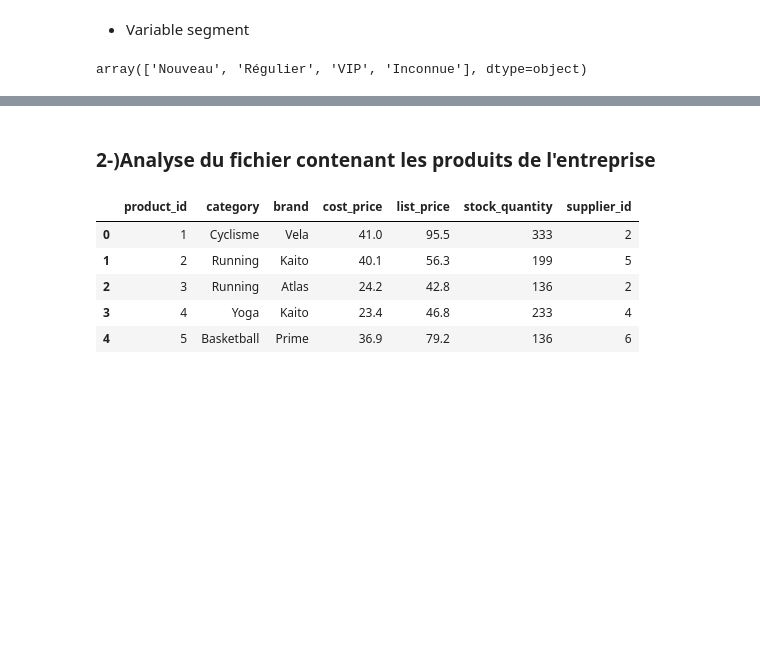
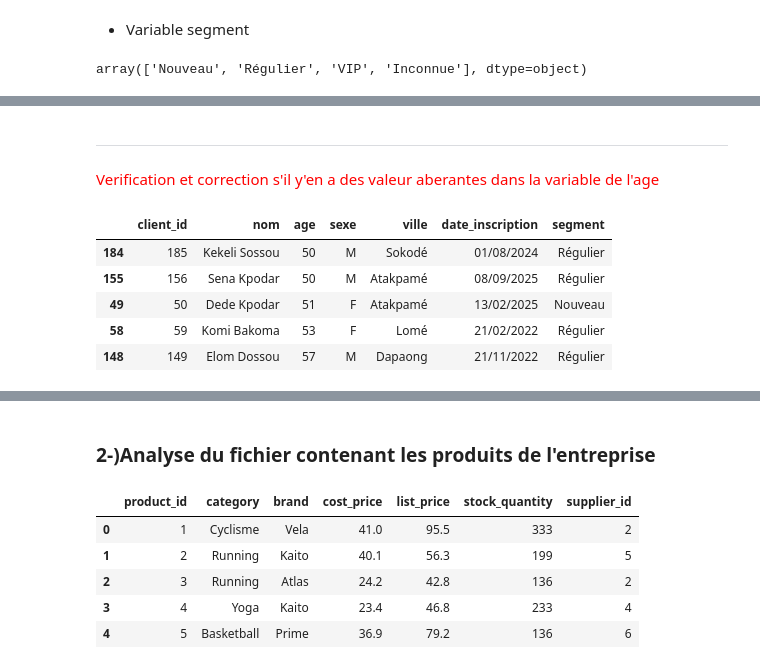
Before and after one commit to SAKPANI/Formation-Data_Science-et-Machine-Learning, a Jupyter notebook: PROJETS/PROJET_E_COMMERCE/projet_ecommerce/Analyse_Donnees_E_Commerce.ipynb, the cells around one changed output, grey strips where cells are left out. Saved outputs shown, nothing was run; the diff lists cells and outputs as text; code cells hidden in the pictures; blank space fills up the shorter version.

```diff
--- a/PROJETS/PROJET_E_COMMERCE/projet_ecommerce/Analyse_Donnees_E_Commerce.ipynb
+++ b/PROJETS/PROJET_E_COMMERCE/projet_ecommerce/Analyse_Donnees_E_Commerce.ipynb
@@ -227,0 +258,13 @@ array(['Nouveau', 'Régulier', 'VIP', 'Inconnue'], dtype=object)
+# %% [markdown]
+---
+# %% [markdown]
+<p style = "color : red">Verification et correction s'il y'en a des valeur aberantes dans la variable de l'age</p>
+# %%
+client_id.sort_values("age").tail()
+# %% [output]
+|  | client_id | nom | age | sexe | ville | date_inscription | segment |
+| 184 | 185 | Kekeli Sossou | 50 | M | Sokodé | 01/08/2024 | Régulier |
+| 155 | 156 | Sena Kpodar | 50 | M | Atakpamé | 08/09/2025 | Régulier |
+| 49 | 50 | Dede Kpodar | 51 | F | Atakpamé | 13/02/2025 | Nouveau |
+| 58 | 59 | Komi Bakoma | 53 | F | Lomé | 21/02/2022 | Régulier |
+| 148 | 149 | Elom Dossou | 57 | M | Dapaong | 21/11/2022 | Régulier |
```
Also changed, not shown: parts of 46 cells of this notebook.
